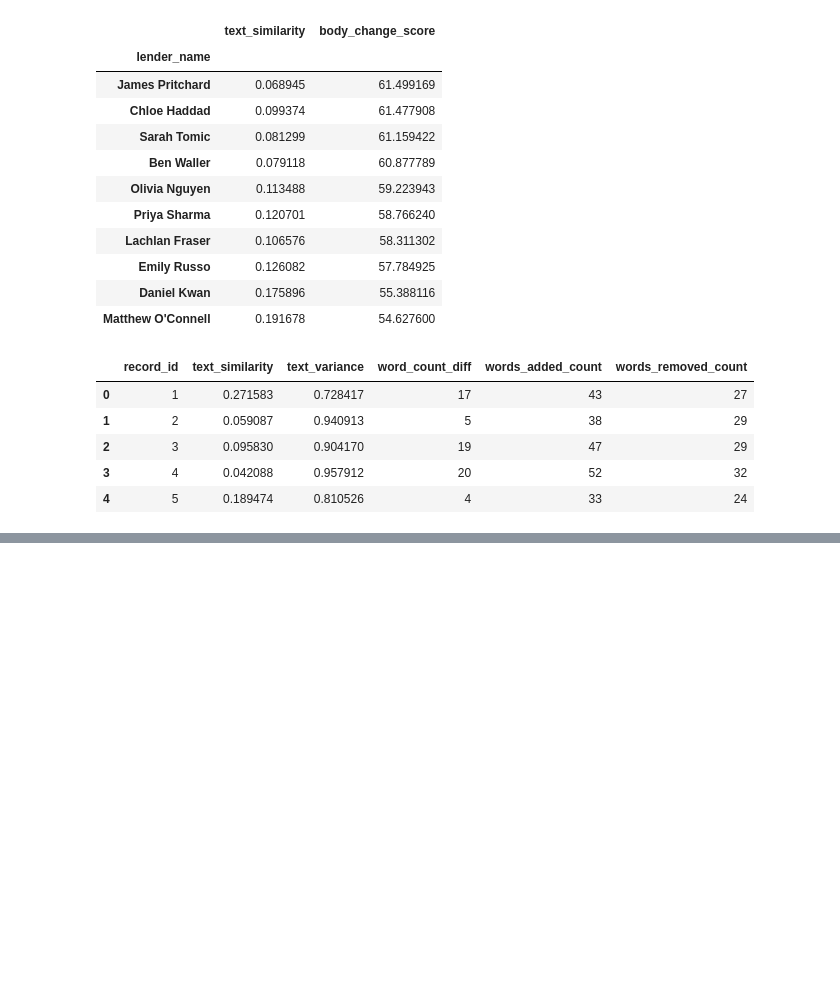
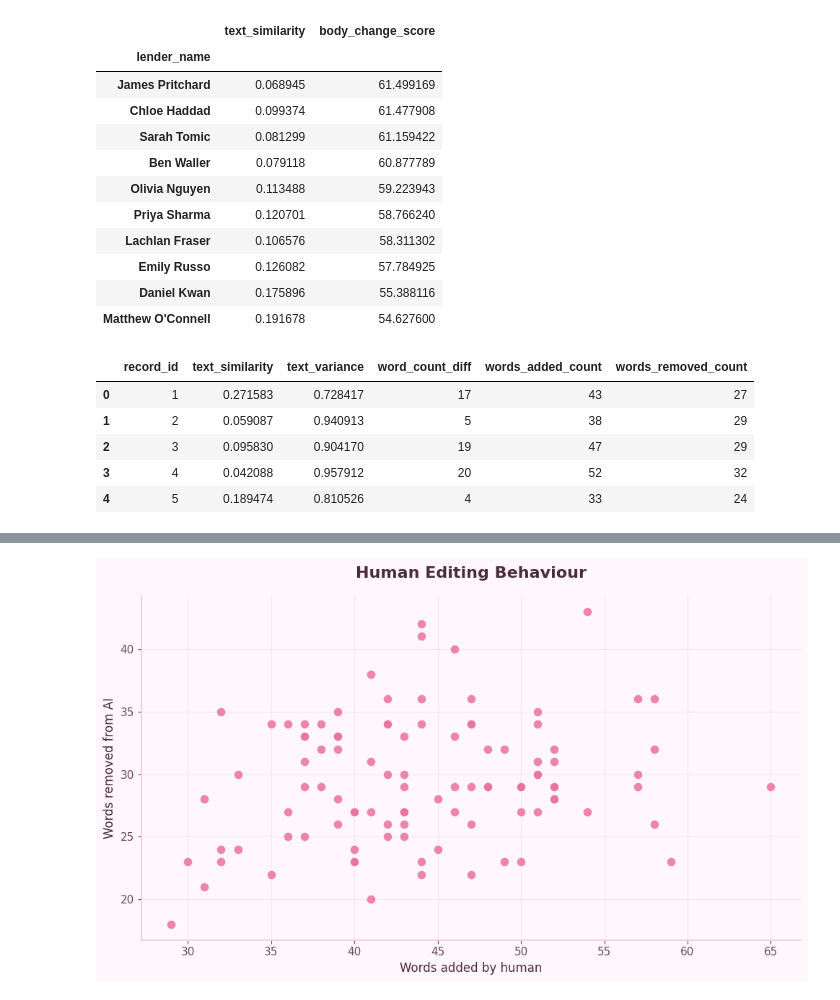
Before and after one commit to suzy-hur/IOD_lab_work, a Jupyter notebook: email_analysis.ipynb, the cells around one changed output, grey strips where cells are left out. Saved outputs shown, nothing was run; the diff lists cells and outputs as text; code cells hidden in the pictures; blank space fills up the shorter version.

```diff
--- a/email_analysis.ipynb
+++ b/email_analysis.ipynb
@@ -270,0 +368,18 @@ df[['record_id', 'text_similarity', 'text_variance', 'word_count_diff', 'words_a
+# %%
+## words added vs removed
+
+fig, ax = plt.subplots()
+ax.scatter(
+    df["words_added_count"],
+    df["words_removed_count"],
+    s=90,
+    color=PINK,
+    edgecolors="white",
+    linewidth=1.2,
+    alpha=0.85
+)
+style_ax(ax, "Human Editing Behaviour", "Words added by human", "Words removed from AI")
+plt.tight_layout()
+plt.show()
+# %% [output]
+[figure, added]
```
Also changed, not shown: parts of 7 cells of this notebook.
